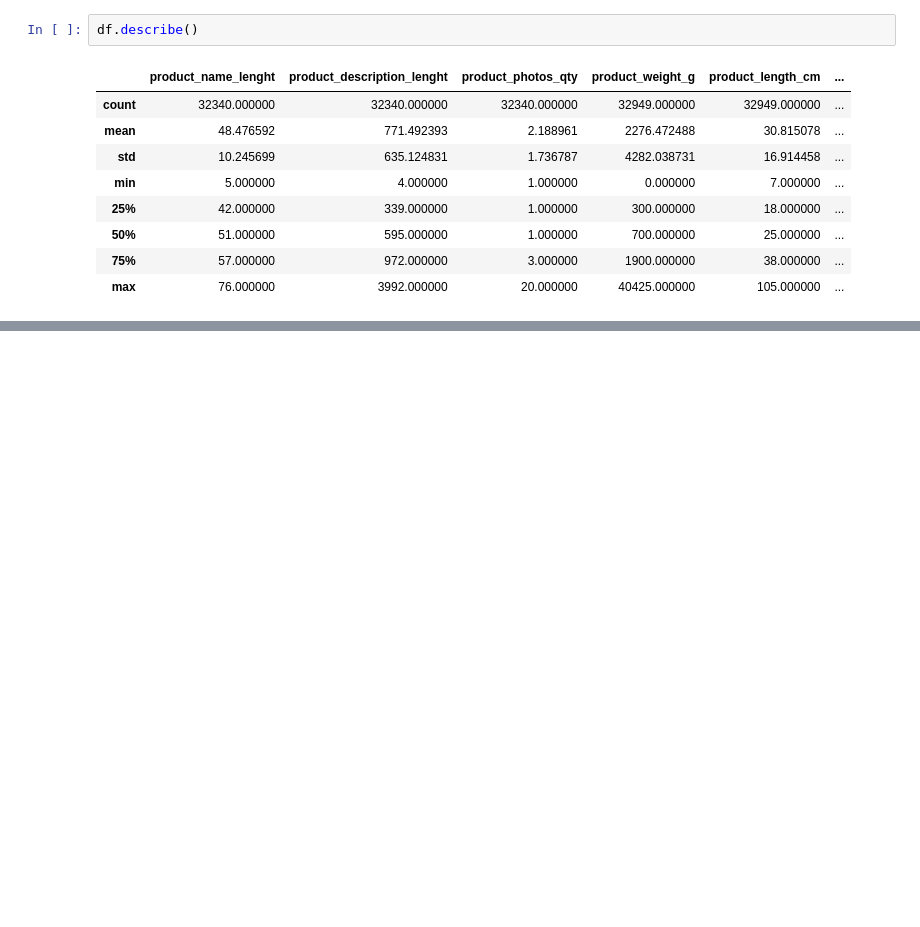
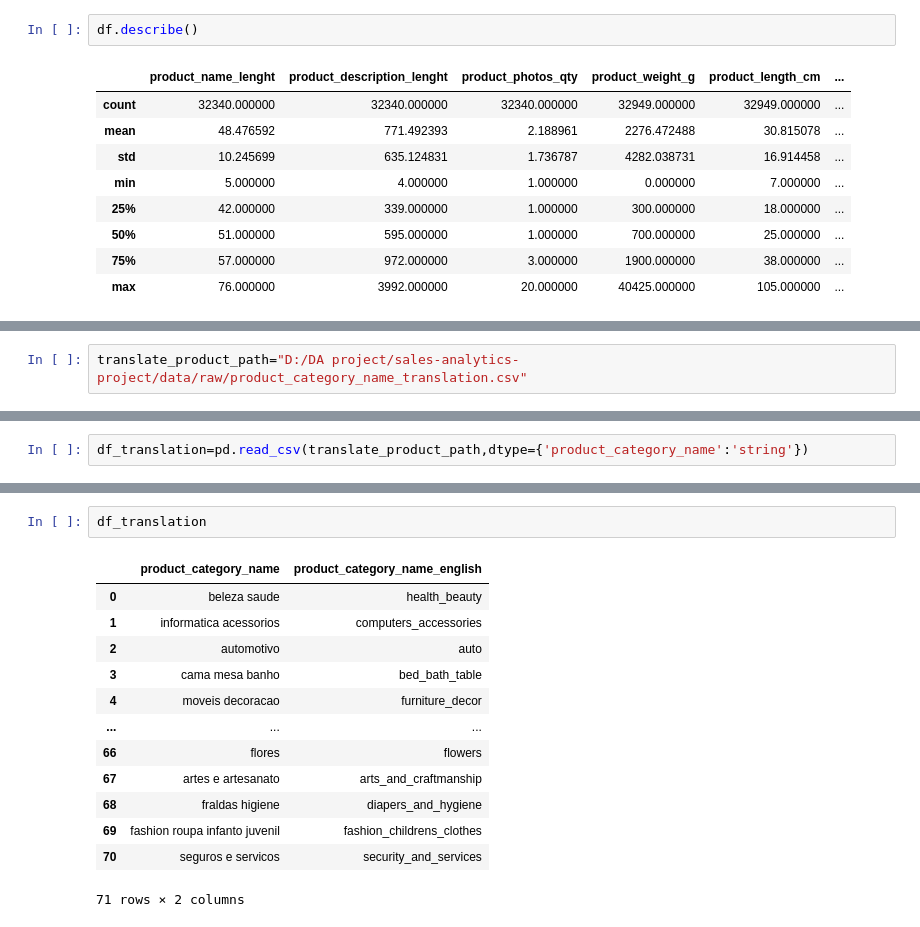
Before and after one commit to md-muniruddin/sales-analytics-project, a Jupyter notebook: notebooks/exploration/products_exploration.ipynb, the cells around one changed output, grey strips where cells are left out. Saved outputs shown, nothing was run; the diff lists cells and outputs as text; blank space fills up the shorter version.

```diff
--- a/notebooks/exploration/products_exploration.ipynb
+++ b/notebooks/exploration/products_exploration.ipynb
@@ -169,0 +221,2 @@ df.describe()
+# %%
+translate_product_path="D:/DA project/sales-analytics-project/data/raw/product_category_name_translation.csv"
@@ -169,0 +238,2 @@ df.describe()
+# %%
+df_translation=pd.read_csv(translate_product_path,dtype={'product_category_name':'string'})
@@ -169,0 +305,16 @@ df.describe()
+# %%
+df_translation
+# %% [output]
+|  | product_category_name | product_category_name_english |
+| 0 | beleza saude | health_beauty |
+| 1 | informatica acessorios | computers_accessories |
+| 2 | automotivo | auto |
+| 3 | cama mesa banho | bed_bath_table |
+| 4 | moveis decoracao | furniture_decor |
+| ... | ... | ... |
+| 66 | flores | flowers |
+| 67 | artes e artesanato | arts_and_craftmanship |
+| 68 | fraldas higiene | diapers_and_hygiene |
+| 69 | fashion roupa infanto juvenil | fashion_childrens_clothes |
+| 70 | seguros e servicos | security_and_services |
+71 rows × 2 columns
```
Also changed, not shown: parts of 24 cells of this notebook.
